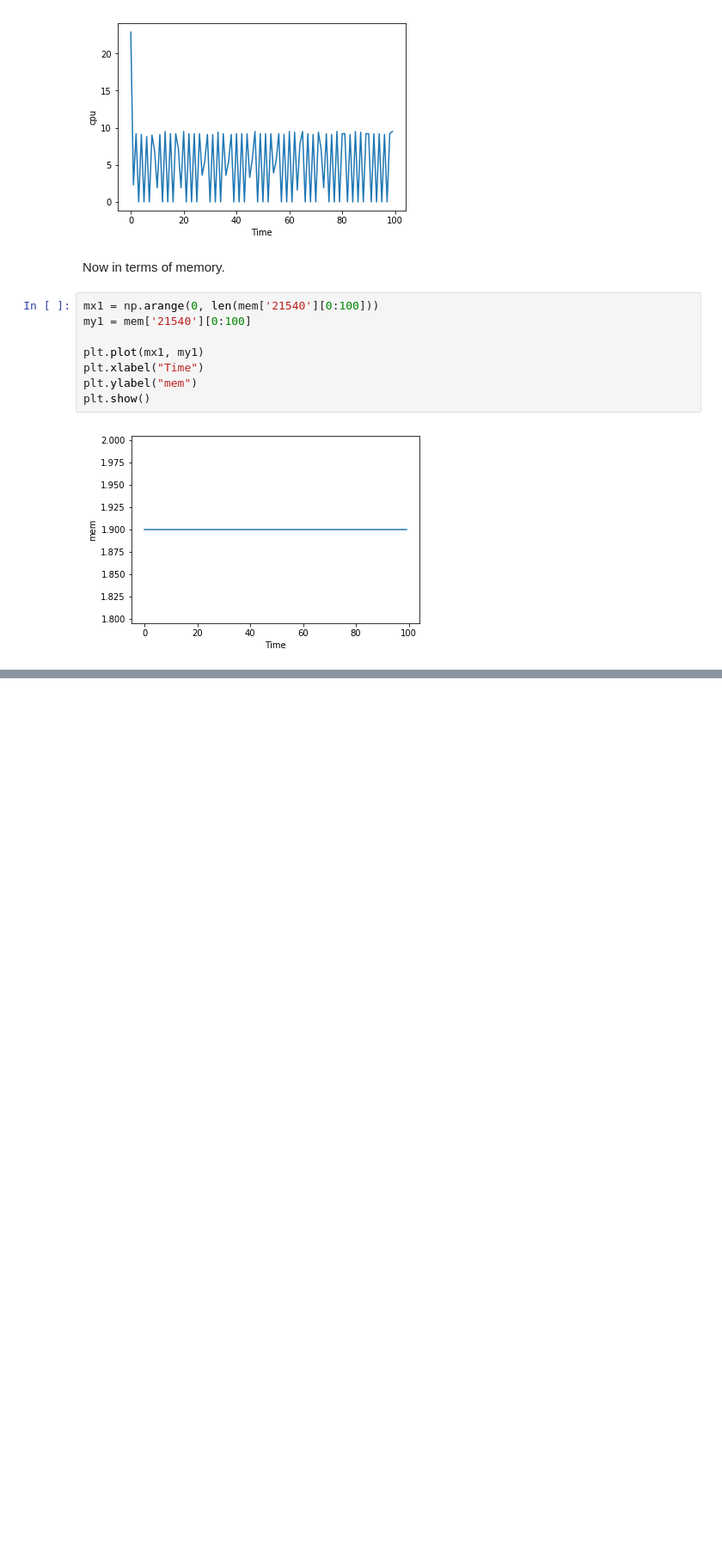
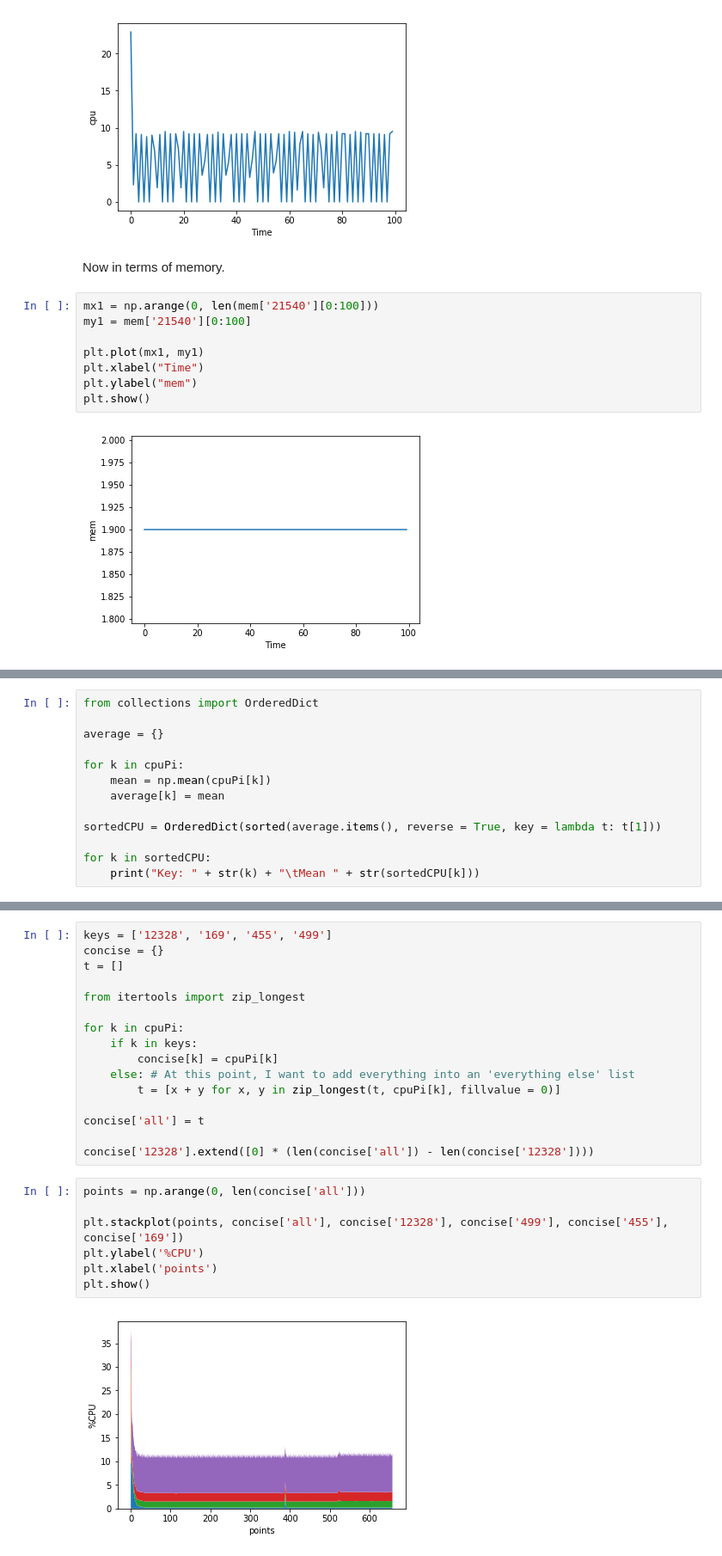
Before and after one commit to ThibaultHuyet/data_parsing, a Jupyter notebook: Notebooks/PICPUMEM.ipynb, the cells around one changed output, grey strips where cells are left out. Shown at 86% size. Drawn from its saved outputs; the diff is of its cells as text; blank space fills up the shorter version.

Commit message:
Added a stackplot section

```diff
--- a/Notebooks/PICPUMEM.ipynb
+++ b/Notebooks/PICPUMEM.ipynb
@@ -200,0 +215,13 @@ plt.show()
+# %%
+from collections import OrderedDict
+
+average = {}
+
+for k in cpuPi:
+    mean = np.mean(cpuPi[k])
+    average[k] = mean
+
+sortedCPU = OrderedDict(sorted(average.items(), reverse = True, key = lambda t: t[1]))
+
+for k in sortedCPU:
+    print("Key: " + str(k) + "\tMean " + str(sortedCPU[k]))
@@ -200,0 +246,25 @@ plt.show()
+# %%
+keys = ['12328', '169', '455', '499']
+concise = {}
+t = []
+
+from itertools import zip_longest
+
+for k in cpuPi:
+    if k in keys:
+        concise[k] = cpuPi[k]
+    else: # At this point, I want to add everything into an 'everything else' list
+        t = [x + y for x, y in zip_longest(t, cpuPi[k], fillvalue = 0)]
+
+concise['all'] = t
+
+concise['12328'].extend([0] * (len(concise['all']) - len(concise['12328'])))
+# %%
+points = np.arange(0, len(concise['all']))
+
+plt.stackplot(points, concise['all'], concise['12328'], concise['499'], concise['455'], concise['169'])
+plt.ylabel('%CPU')
+plt.xlabel('points')
+plt.show()
+# %% [output]
+[figure, added]
```
Also changed, not shown: parts of 6 cells of this notebook.
